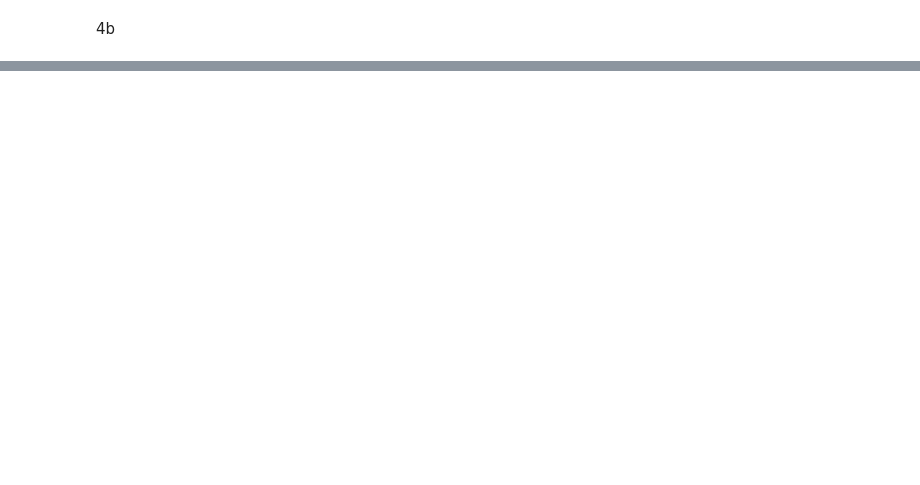
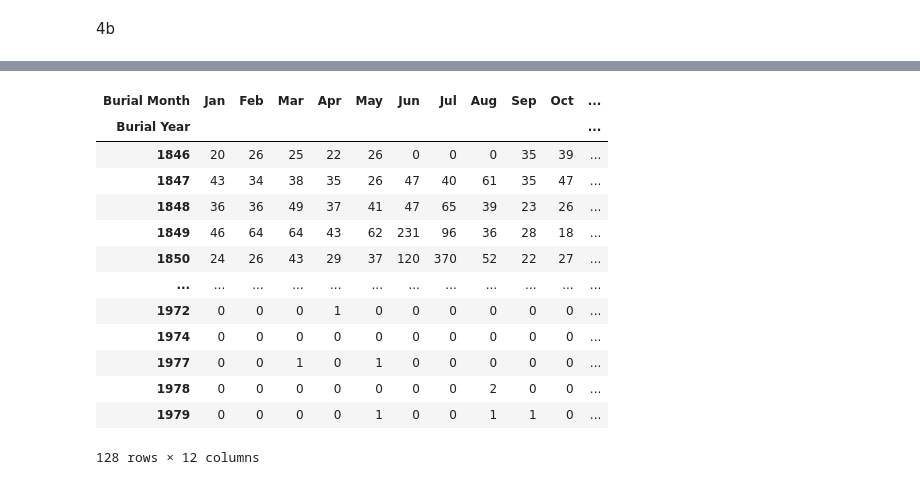
Before and after one commit to NSS-Data-Analytics-Cohort-10/advanced-pandas-rushichokshi, a Jupyter notebook: notebooks/advanced_pandas_notebook.ipynb, the cells around one changed output, grey strips where cells are left out. Drawn from its saved outputs; the diff is of its cells as text; code cells hidden in the pictures; blank space fills up the shorter version.

```diff
--- a/notebooks/advanced_pandas_notebook.ipynb
+++ b/notebooks/advanced_pandas_notebook.ipynb
@@ -180,2 +193,4 @@ memory usage: 12.1+ KB
 # %% [markdown]
 4b
+# %%
+number4.index=number4.index.astype(int)
@@ -181,0 +214,18 @@ memory usage: 12.1+ KB
+# %%
+number4=number4[['Jan','Feb','Mar','Apr','May','Jun','Jul','Aug','Sep','Oct','Nov','Dec']]
+number4
+# %% [output]
+| Burial Month | Jan | Feb | Mar | Apr | May | Jun | Jul | Aug | Sep | Oct | ... |
+| Burial Year |  |  |  |  |  |  |  |  |  |  | ... |
+| 1846 | 20 | 26 | 25 | 22 | 26 | 0 | 0 | 0 | 35 | 39 | ... |
+| 1847 | 43 | 34 | 38 | 35 | 26 | 47 | 40 | 61 | 35 | 47 | ... |
+| 1848 | 36 | 36 | 49 | 37 | 41 | 47 | 65 | 39 | 23 | 26 | ... |
+| 1849 | 46 | 64 | 64 | 43 | 62 | 231 | 96 | 36 | 28 | 18 | ... |
+| 1850 | 24 | 26 | 43 | 29 | 37 | 120 | 370 | 52 | 22 | 27 | ... |
+| ... | ... | ... | ... | ... | ... | ... | ... | ... | ... | ... | ... |
+| 1972 | 0 | 0 | 0 | 1 | 0 | 0 | 0 | 0 | 0 | 0 | ... |
+| 1974 | 0 | 0 | 0 | 0 | 0 | 0 | 0 | 0 | 0 | 0 | ... |
+| 1977 | 0 | 0 | 1 | 0 | 1 | 0 | 0 | 0 | 0 | 0 | ... |
+| 1978 | 0 | 0 | 0 | 0 | 0 | 0 | 0 | 2 | 0 | 0 | ... |
+| 1979 | 0 | 0 | 0 | 0 | 1 | 0 | 0 | 1 | 1 | 0 | ... |
+128 rows × 12 columns
```
Also changed, not shown: parts of 6 cells of this notebook.
